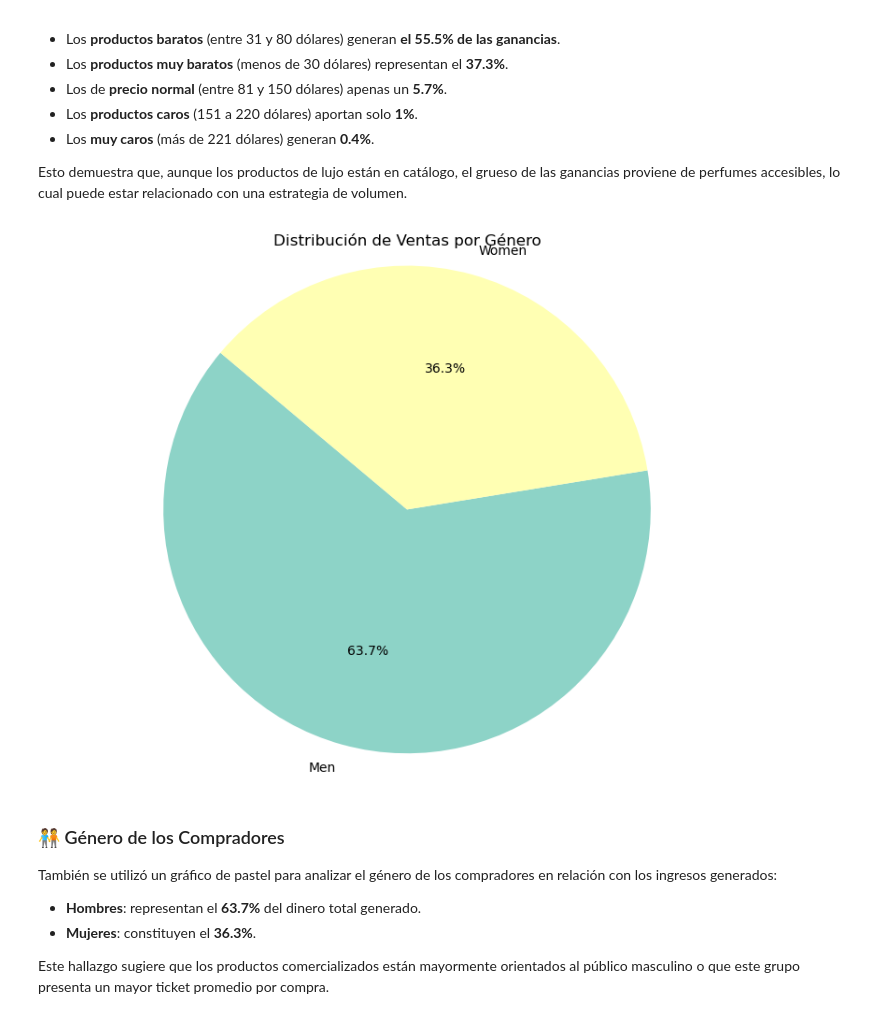
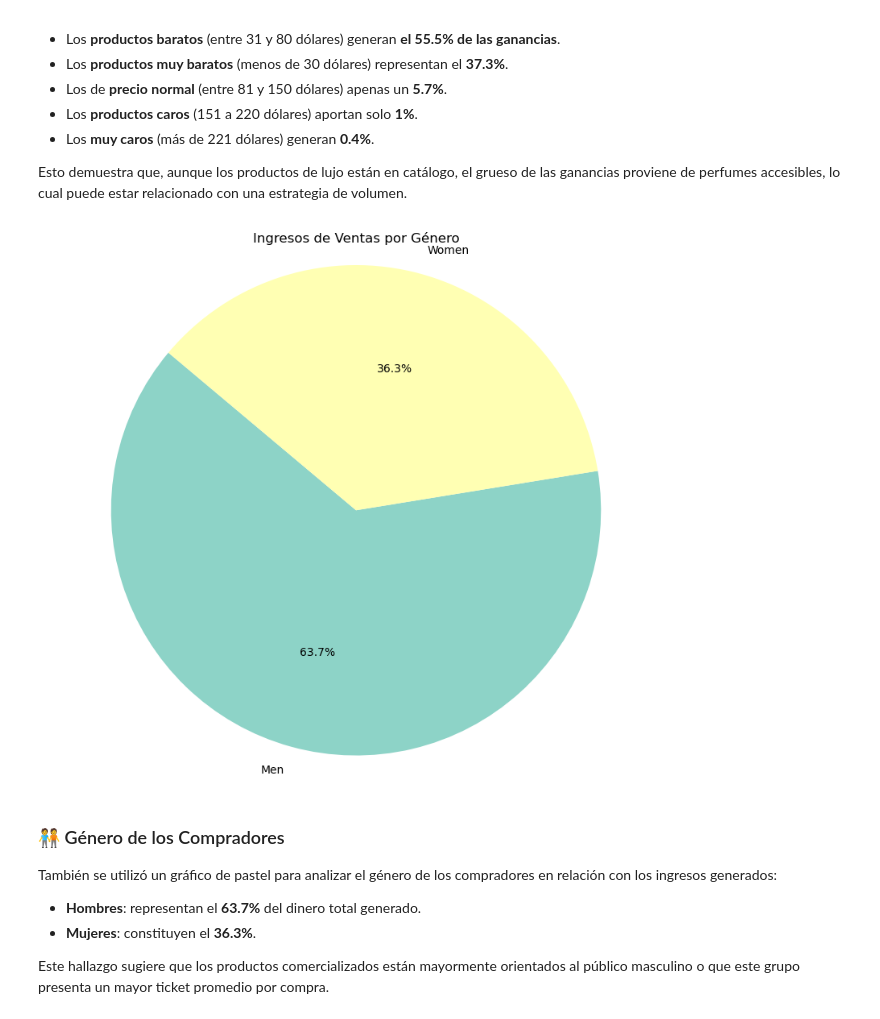
Before and after one commit to Argheyk/Perfume-Analisis, a Jupyter notebook: Perfume.ipynb, the cells around one changed output. Drawn from its saved outputs; the diff is of its cells as text; code cells hidden in the pictures.

```diff
--- a/Perfume.ipynb
+++ b/Perfume.ipynb
@@ -385,22 +385,22 @@ Esto demuestra que, aunque los productos de lujo están en catálogo, el grueso
 # %%
 # Agrupar por género y sumar las ventas
 ventas_por_genero = df.groupby('Gender')['sales_amount'].sum()
 
 # Crear gráfico de pastel
-plt.figure(figsize=(8, 6))
+plt.figure(figsize=(8, 7))
 plt.pie(
     ventas_por_genero,
     labels=ventas_por_genero.index,
     autopct='%1.1f%%',
     startangle=140,
     colors=plt.cm.Set3.colors
 )
-plt.title('Distribución de Ventas por Género')
+plt.title('Ingresos de Ventas por Género')
 plt.axis('equal')  # Mantiene el círculo
 plt.tight_layout()
 plt.show()
 # %% [output]
-[figure, old version]
+[figure, new version]
 # %% [markdown]
 ### 🧑‍🤝‍🧑 Género de los Compradores
 
```
